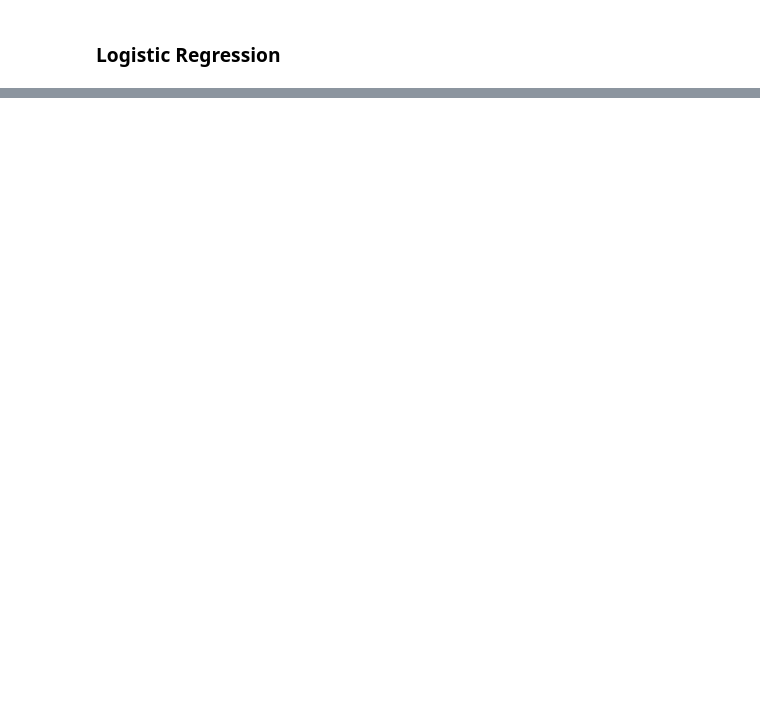
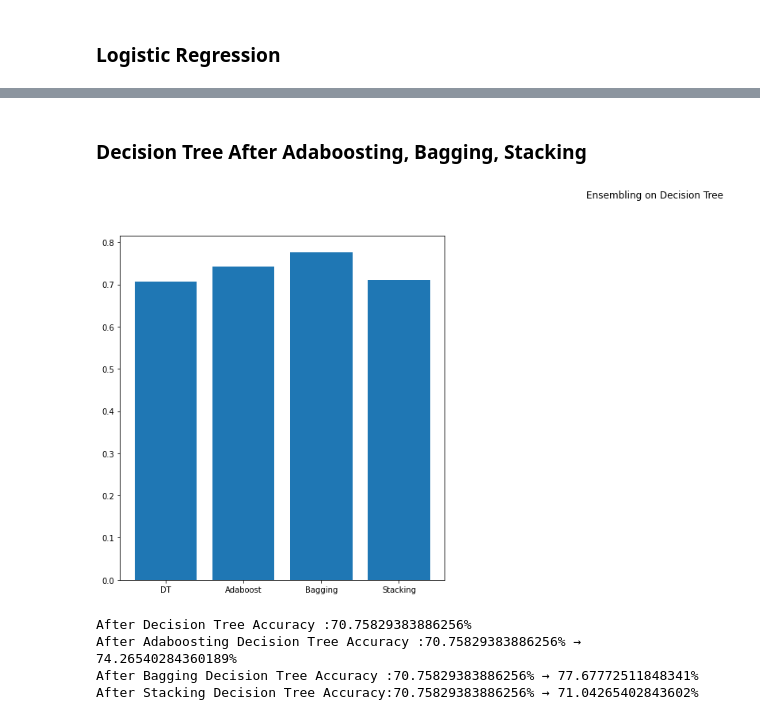
Before and after one commit to Eddie2111/ML-practices, a Jupyter notebook: Telco Customer Data/TELCO.ipynb, the cells around one changed output, grey strips where cells are left out. Cells and saved outputs as stored; diff of their text form; code cells hidden in the pictures; blank space fills up the shorter version.

```diff
--- a/Telco Customer Data/TELCO.ipynb
+++ b/Telco Customer Data/TELCO.ipynb
@@ -266,0 +405,23 @@ plt.show()
+# %% [markdown]
+### Decision Tree After Adaboosting, Bagging, Stacking
+# %%
+names = ['DT', 'Adaboost', 'Bagging', 'Stacking']
+values = [DTTest, adaboost[1], bagging[1], stacking[1]]
+
+plt.figure(figsize=(25, 8))
+
+plt.subplot(131)
+plt.bar(names, values)
+plt.suptitle('Ensembling on Decision Tree')
+plt.show()
+
+print("After Decision Tree Accuracy :{}%" .format(DTTest*100))
+print("After Adaboosting Decision Tree Accuracy :{}% → {}%" .format(DTTest*100, adaboost[1]*100))
+print("After Bagging Decision Tree Accuracy :{}% → {}%" .format(DTTest*100, bagging[1]*100))
+print("After Stacking Decision Tree Accuracy:{}% → {}%" .format(DTTest*100, stacking[1]*100))
+# %% [output]
+[figure, added]
+After Decision Tree Accuracy :70.75829383886256%
+After Adaboosting Decision Tree Accuracy :70.75829383886256% → 74.26540284360189%
+After Bagging Decision Tree Accuracy :70.75829383886256% → 77.67772511848341%
+After Stacking Decision Tree Accuracy:70.75829383886256% → 71.04265402843602%
```
Also changed, not shown: parts of 20 cells of this notebook.
